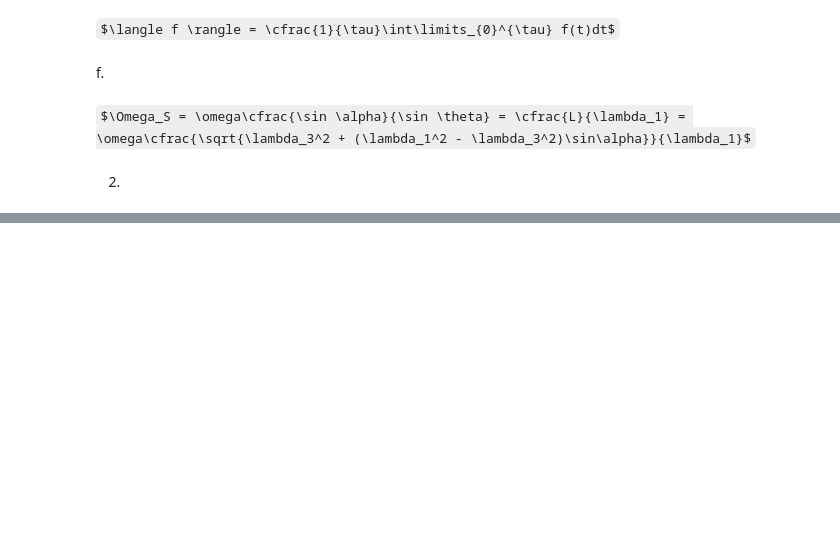
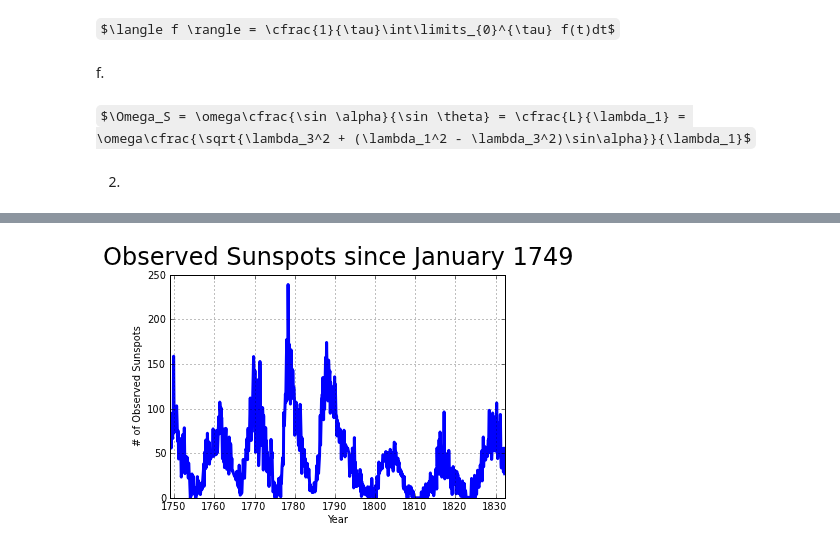
Before and after one commit to dbenton93/PHYS202-S13, a Jupyter notebook: Week3/Graphics Ex.2.ipynb, the cells around one changed output, grey strips where cells are left out. Cells and saved outputs as stored; diff of their text form; code cells hidden in the pictures; some formulas as TeX source; blank space fills up the shorter version.

```diff
--- a/Week3/Graphics Ex.2.ipynb
+++ b/Week3/Graphics Ex.2.ipynb
@@ -48,0 +86,16 @@ arange(
+# %%
+x = txt[0:1000,0]
+y = txt[0:1000,1]
+average = np.zeros(1000)
+total = 0
+for i in range(1000):
+    total += y[i]
+    average[i] =total/i
+plot (x,y,linewidth=3)
+xticks(np.arange(12,1000, 120),('1750','1760','1770','1780','1790','1800','1810','1820','1830'))
+ylabel('# of Observed Sunspots')
+xlabel('Year')
+title('Observed Sunspots since January 1749',fontsize=24)
+grid(True)
+# %% [output]
+[figure, added]
```
Also changed, not shown: parts of 14 cells of this notebook, 1 other file.
